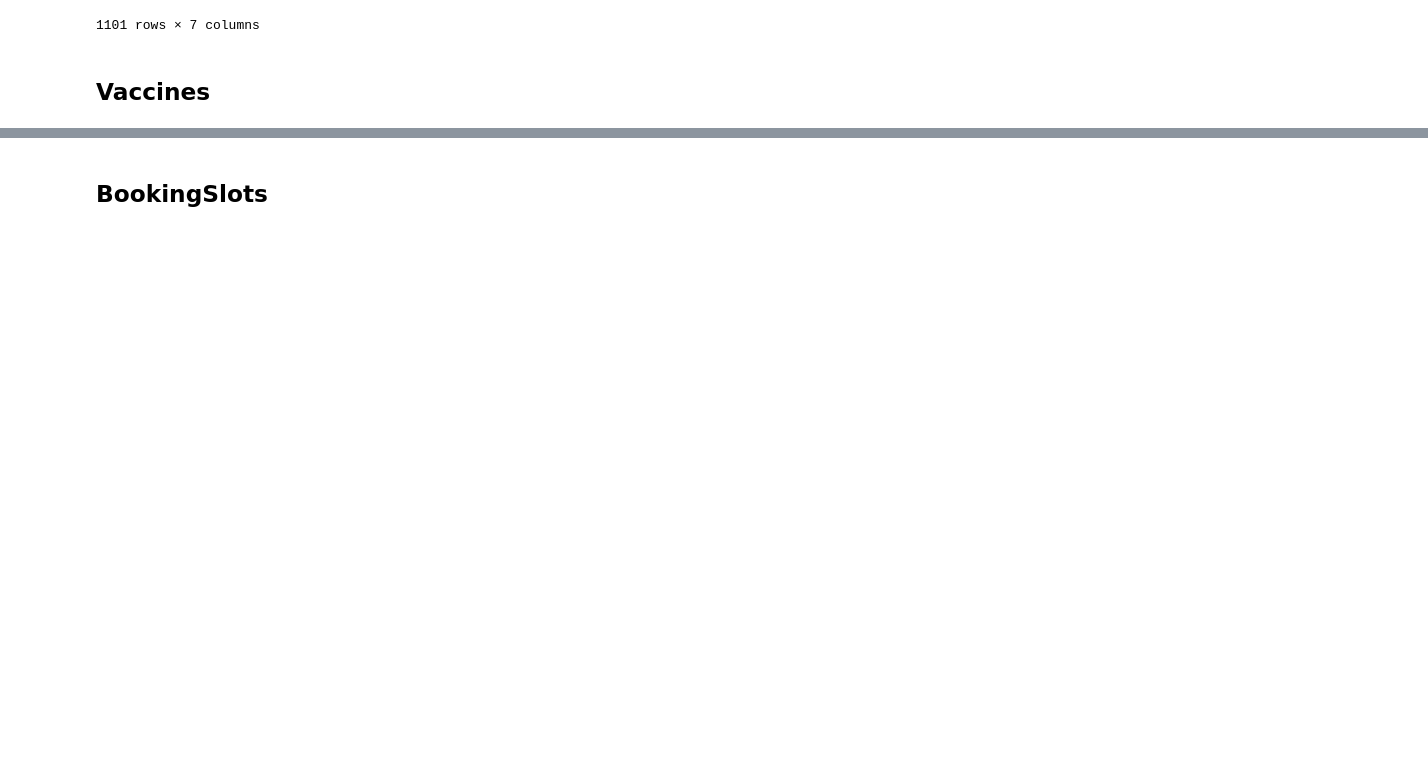
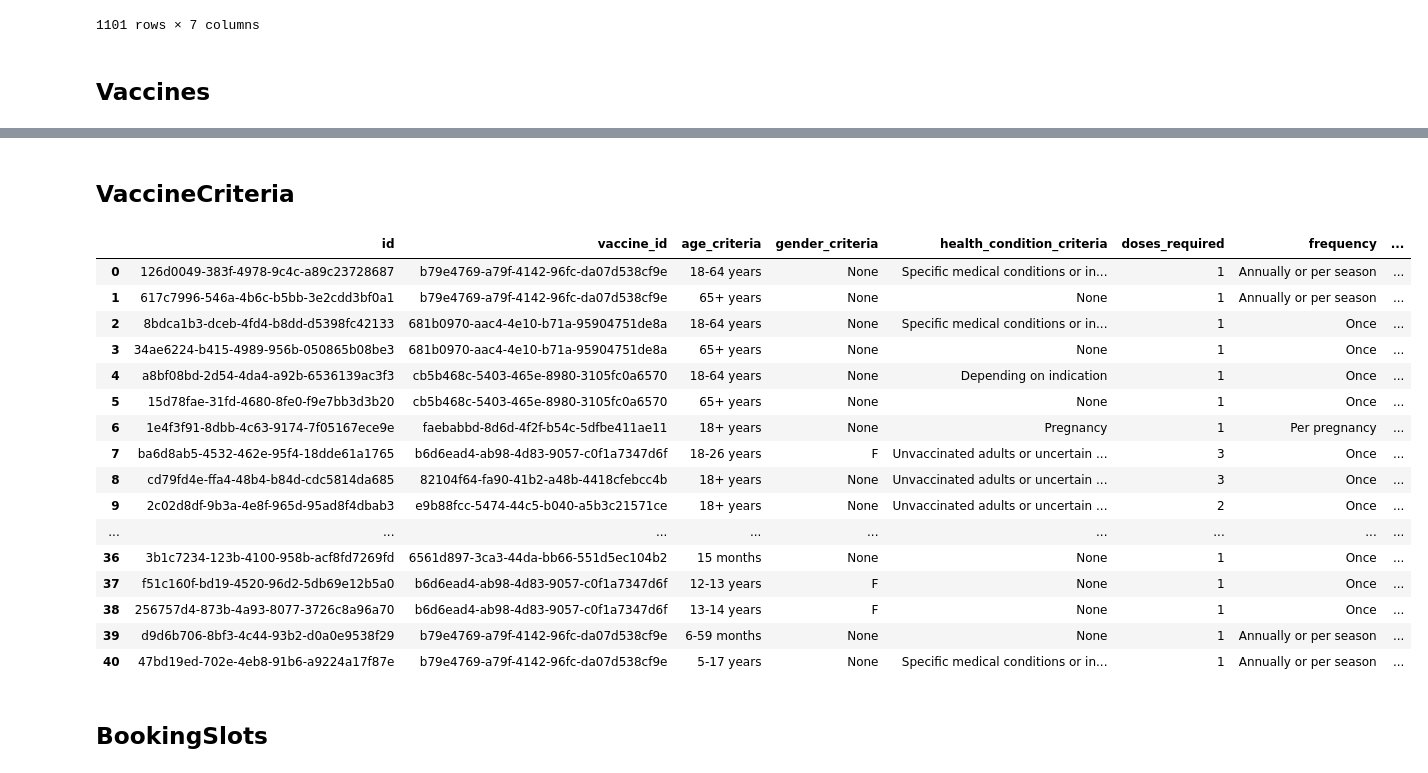
Before and after one commit to 0Upjh80d/agents, a Jupyter notebook: notebooks/query_database.ipynb, the cells around one changed output, grey strips where cells are left out. Cells and saved outputs as stored; diff of their text form; code cells hidden in the pictures; blank space fills up the shorter version.

Commit message:
feat: update vaccines table and add vaccinecriteria table (#62)
Co-authored-by: Lyndon Lim <80683209+lyndonlim27@users.noreply.github.com>

```diff
--- a/notebooks/query_database.ipynb
+++ b/notebooks/query_database.ipynb
@@ -183,3 +187,30 @@ display(vaccines_df)
+# %% [markdown]
+## VaccineCriteria
+# %%
+# Query the VaccineCriteria table
+query = "SELECT * FROM VaccineCriteria"
+# Execute the query and load results into a DataFrame
+vaccineCriteria_df = pd.read_sql(query, conn)
+# Display the results
+display(vaccineCriteria_df)
+# %% [output]
+|  | id | vaccine_id | age_criteria | gender_criteria | health_condition_criteria | doses_required | frequency | ... |
+| 0 | 126d0049-383f-4978-9c4c-a89c23728687 | b79e4769-a79f-4142-96fc-da07d538cf9e | 18-64 years | None | Specific medical conditions or in... | 1 | Annually or per season | ... |
+| 1 | 617c7996-546a-4b6c-b5bb-3e2cdd3bf0a1 | b79e4769-a79f-4142-96fc-da07d538cf9e | 65+ years | None | None | 1 | Annually or per season | ... |
+| 2 | 8bdca1b3-dceb-4fd4-b8dd-d5398fc42133 | 681b0970-aac4-4e10-b71a-95904751de8a | 18-64 years | None | Specific medical conditions or in... | 1 | Once | ... |
+| 3 | 34ae6224-b415-4989-956b-050865b08be3 | 681b0970-aac4-4e10-b71a-95904751de8a | 65+ years | None | None | 1 | Once | ... |
+| 4 | a8bf08bd-2d54-4da4-a92b-6536139ac3f3 | cb5b468c-5403-465e-8980-3105fc0a6570 | 18-64 years | None | Depending on indication | 1 | Once | ... |
+| 5 | 15d78fae-31fd-4680-8fe0-f9e7bb3d3b20 | cb5b468c-5403-465e-8980-3105fc0a6570 | 65+ years | None | None | 1 | Once | ... |
+| 6 | 1e4f3f91-8dbb-4c63-9174-7f05167ece9e | faebabbd-8d6d-4f2f-b54c-5dfbe411ae11 | 18+ years | None | Pregnancy | 1 | Per pregnancy | ... |
+| 7 | ba6d8ab5-4532-462e-95f4-18dde61a1765 | b6d6ead4-ab98-4d83-9057-c0f1a7347d6f | 18-26 years | F | Unvaccinated adults or uncertain ... | 3 | Once | ... |
+| 8 | cd79fd4e-ffa4-48b4-b84d-cdc5814da685 | 82104f64-fa90-41b2-a48b-4418cfebcc4b | 18+ years | None | Unvaccinated adults or uncertain ... | 3 | Once | ... |
+| 9 | 2c02d8df-9b3a-4e8f-965d-95ad8f4dbab3 | e9b88fcc-5474-44c5-b040-a5b3c21571ce | 18+ years | None | Unvaccinated adults or uncertain ... | 2 | Once | ... |
+| ... | ... | ... | ... | ... | ... | ... | ... | ... |
+| 36 | 3b1c7234-123b-4100-958b-acf8fd7269fd | 6561d897-3ca3-44da-bb66-551d5ec104b2 | 15 months | None | None | 1 | Once | ... |
+| 37 | f51c160f-bd19-4520-96d2-5db69e12b5a0 | b6d6ead4-ab98-4d83-9057-c0f1a7347d6f | 12-13 years | F | None | 1 | Once | ... |
+| 38 | 256757d4-873b-4a93-8077-3726c8a96a70 | b6d6ead4-ab98-4d83-9057-c0f1a7347d6f | 13-14 years | F | None | 1 | Once | ... |
+| 39 | d9d6b706-8bf3-4c44-93b2-d0a0e9538f29 | b79e4769-a79f-4142-96fc-da07d538cf9e | 6-59 months | None | None | 1 | Annually or per season | ... |
+| 40 | 47bd19ed-702e-4eb8-91b6-a9224a17f87e | b79e4769-a79f-4142-96fc-da07d538cf9e | 5-17 years | None | Specific medical conditions or in... | 1 | Annually or per season | ... |
 # %% [markdown]
 ## BookingSlots
 # %%
```
Also changed, not shown: parts of 7 cells of this notebook, 7 other files.
